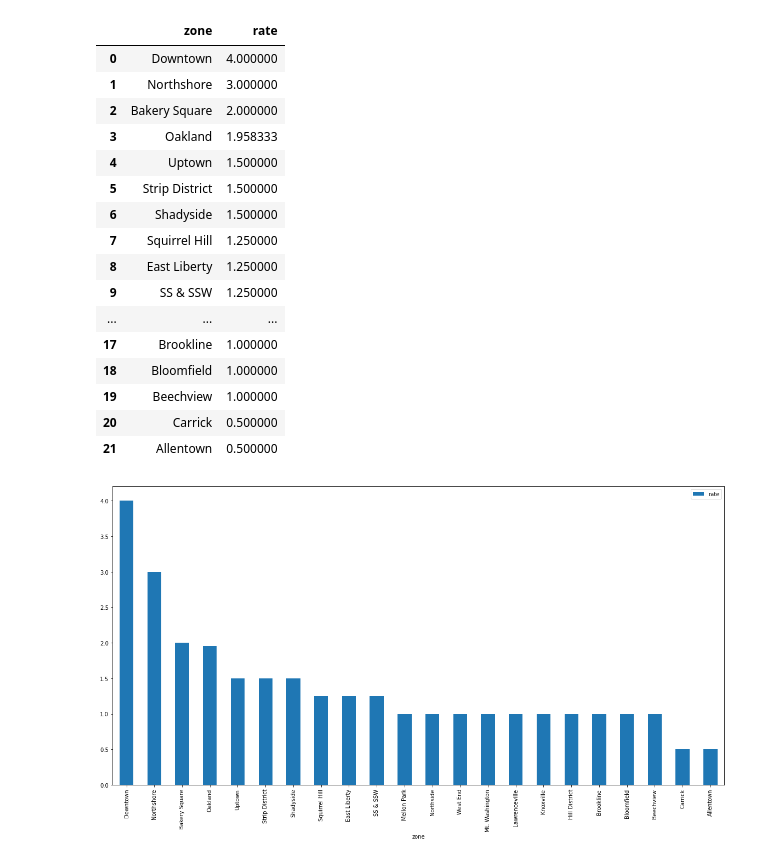
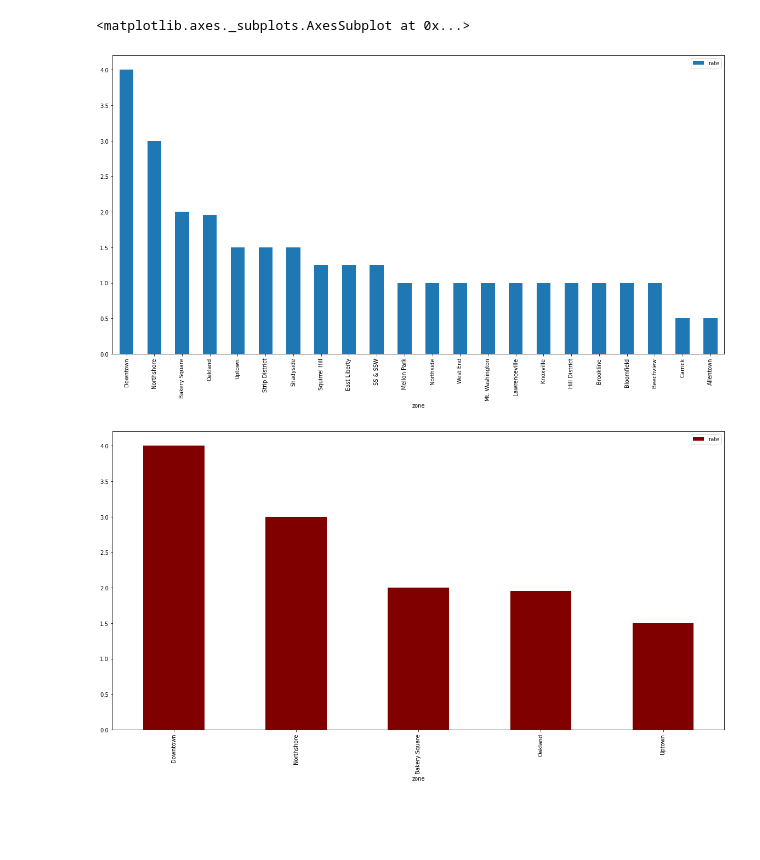
Before and after one commit to Amw298/final-project, a Jupyter notebook: adam.ipynb, the cells around one changed output. Cells and saved outputs as stored; diff of their text form; code cells hidden in the pictures; blank space fills up the shorter version.

```diff
--- a/adam.ipynb
+++ b/adam.ipynb
@@ -9,6 +12,7 @@ import pandas as pd
 import warnings
 warnings.filterwarnings('ignore')
 
+#get rid of the nll values, they are useless
 park = pd.read_csv("parking.tsv", sep="\t")
 mask = ~park['rate'].isnull()
 masked_park = park[mask]
@@ -37,52 +41,54 @@ df.loc[df['zone'].str.contains('Carrick'),'zone'] = 'Carrick'
 df.loc[df['zone'].str.contains('Brookline'),'zone'] = 'Brookline'
 df.loc[df['zone'].str.contains('Sheridan Kirkwood Lot'),'zone'] = 'East Liberty'
 df.loc[df['zone'].str.contains('Hill District'),'zone'] = 'Hill District'
 df.loc[df['zone'].str.contains('Beacon Bartlett Lot'),'zone'] = 'Squirrel Hill'
 df.loc[df['zone'].str.contains('Sidney Lot'),'zone'] = 'SS & SSW'
 df.loc[df['zone'].str.contains('Carson'),'zone'] = 'SS & SSW'
 df.loc[df['zone'].str.contains('Beechview'),'zone'] = 'Beechview'
 df.loc[df['zone'].str.contains('East Liberty'),'zone'] = 'East Liberty'
 df.loc[df['zone'].str.contains('West End'),'zone'] = 'West End'
 df.loc[df['zone'].str.contains('Knoxville'),'zone'] = 'Knoxville'
 df.loc[df['zone'].str.contains('Bakery Sq'),'zone'] = 'Bakery Square'
+
 #probably shouldn't do this but it really wont change the data all that much
 df = df[df["zone"].str.contains("Lot") == False]
+
 #clean up the duplicates.
 df.drop_duplicates(subset=['zone', 'rate'], keep='last')
-#s
+#sort for ascending
 df = df.sort_values('rate', ascending = False)
 
 #copy over the array
 df2 = df[['zone','rate']]
 df2 = df2.drop_duplicates(subset=['zone','rate'])
 #print(df[['zone', 'rate']])
+
+#purge the index to reset it
 df2 = df2.reset_index(drop=True)
+
 #df.plot(x ='zone', y='rate', kind = 'scatter', figsize=(10,10))
+
+#group up duplicate zones and set the value to the mean
 dfa = df2.groupby('zone').mean()
+
+#sort again
 dfa =dfa.sort_values('rate',ascending = False)
+
+#drop the index again
 dfa = dfa.reset_index(drop=False)
+
+#plot a righteous graph
 dfa.plot.bar(x = 'zone', y ='rate', figsize=(20,10))
 
-dfa
+
+dfa_cleaner = dfa.head(5)
+
+#plot a cleaner graph
+dfa_cleaner.plot.bar(x = 'zone', y ='rate', figsize=(20,10), color = 'maroon')
 # %% [output]
-|  | zone | rate |
-| 0 | Downtown | 4.000000 |
-| 1 | Northshore | 3.000000 |
-| 2 | Bakery Square | 2.000000 |
-| 3 | Oakland | 1.958333 |
-| 4 | Uptown | 1.500000 |
-| 5 | Strip District | 1.500000 |
-| 6 | Shadyside | 1.500000 |
-| 7 | Squirrel Hill | 1.250000 |
-| 8 | East Liberty | 1.250000 |
-| 9 | SS & SSW | 1.250000 |
-| ... | ... | ... |
-| 17 | Brookline | 1.000000 |
-| 18 | Bloomfield | 1.000000 |
-| 19 | Beechview | 1.000000 |
-| 20 | Carrick | 0.500000 |
-| 21 | Allentown | 0.500000 |
+<matplotlib.axes._subplots.AxesSubplot at 0x...>
 [figure]
+[figure, added]
 # %% [markdown]
 # If you want to break into cars the best neighborhood is:
 
```
Also changed, not shown: parts of 3 cells of this notebook.
